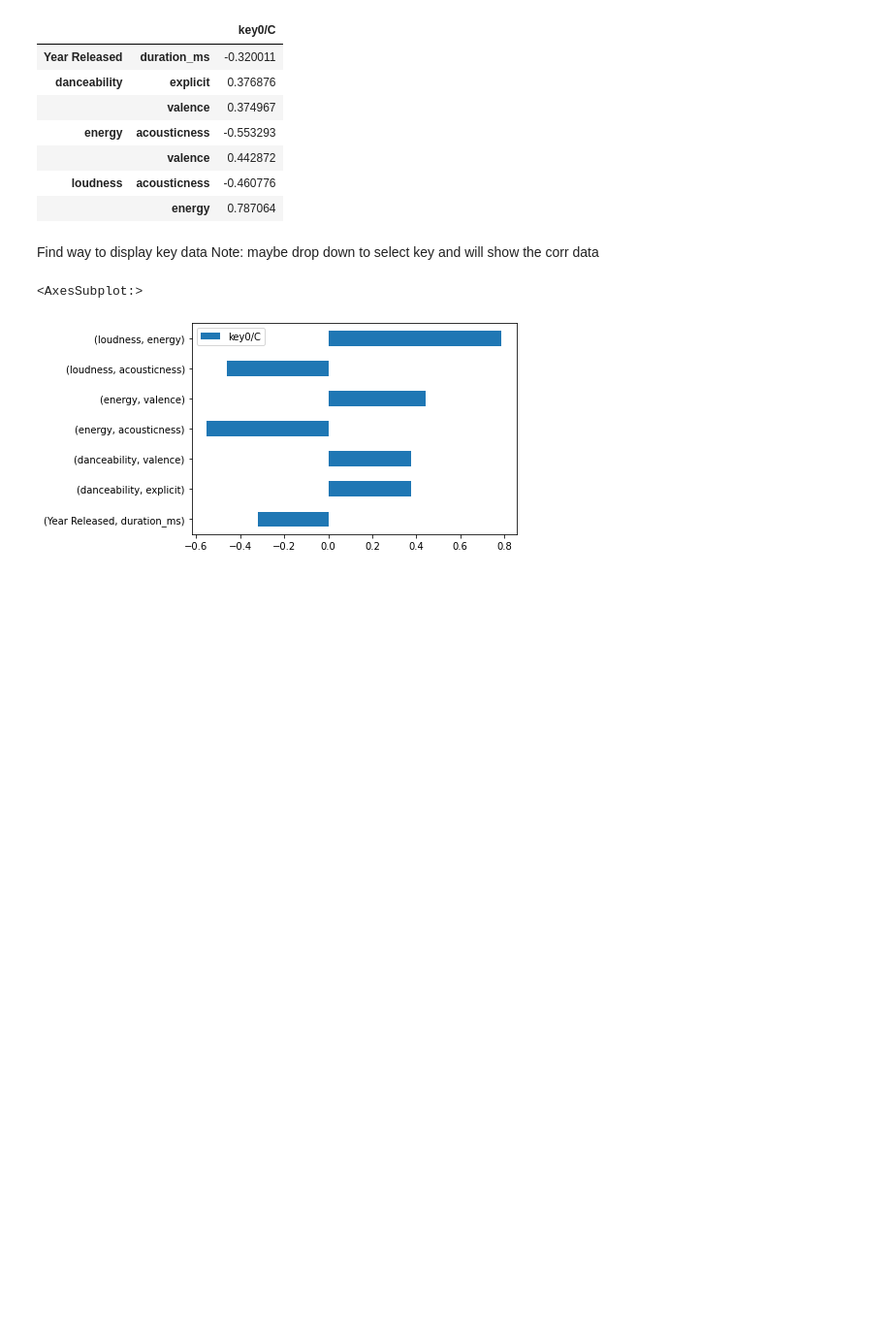
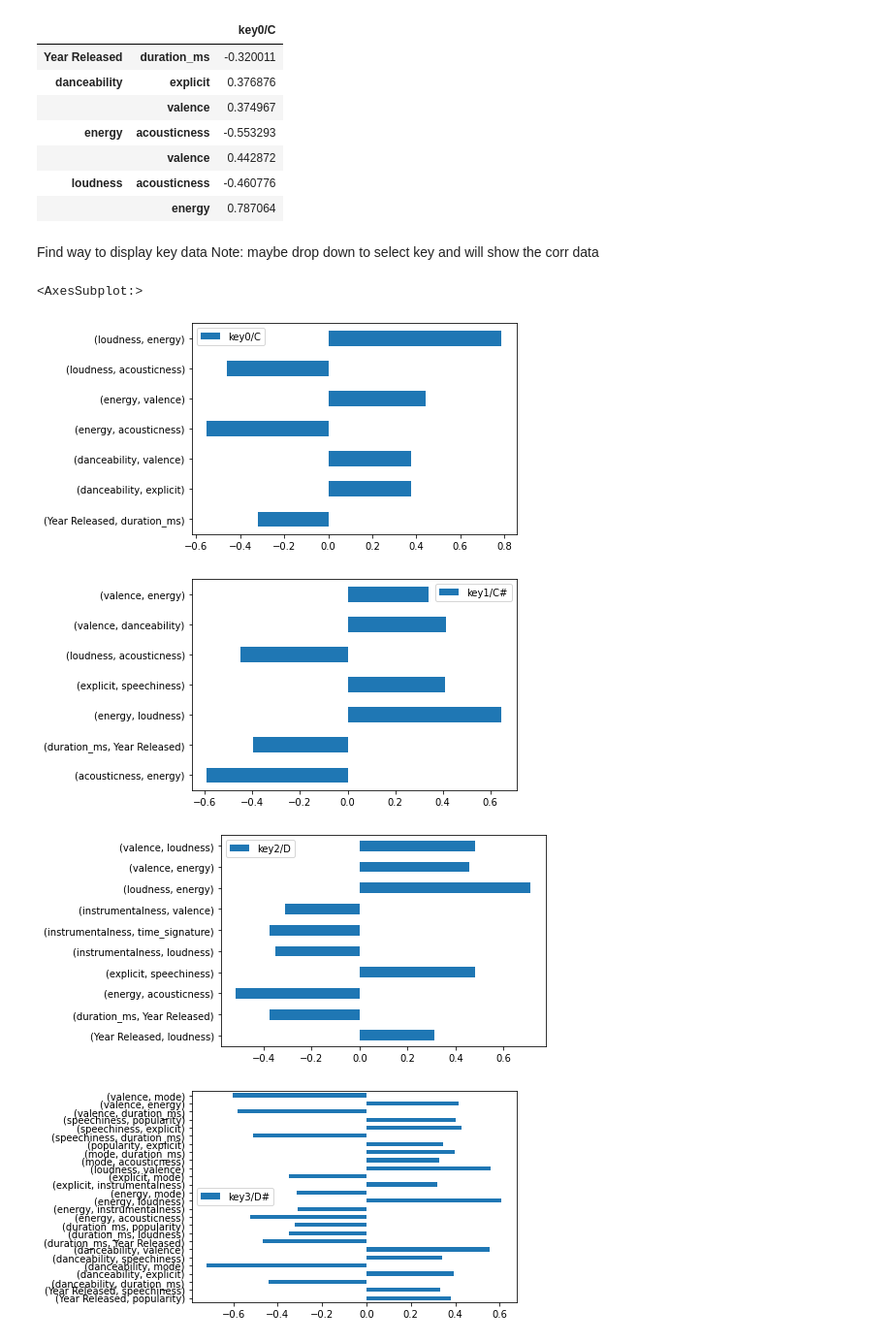
Before and after one commit to DavisAsano/Asano_MusicDataExploration, a Jupyter notebook: Untitled-2.ipynb, the cells around one changed output. Shown at 97% size. Drawn from its saved outputs; the diff is of its cells as text; code cells hidden in the pictures; blank space fills up the shorter version.

Commit message:
plotted all key graphs

```diff
--- a/Untitled-2.ipynb
+++ b/Untitled-2.ipynb
@@ -675,8 +675,22 @@ dfk0
 # %% [markdown]
 Find way to display key data
 Note: maybe drop down to select key and will show the corr data
-# %%
-dfk0.plot.barh()
-# %% [output]
-<AxesSubplot:>
-[figure, removed]
+# %%
+dfk0.plot.barh()
+dfk1.plot.barh()
+dfk2.plot.barh()
+dfk3.plot.barh()
+dfk4.plot.barh()
+dfk5.plot.barh()
+dfk6.plot.barh()
+dfk7.plot.barh()
+dfk8.plot.barh()
+dfk9.plot.barh()
+dfk10.plot.barh()
+dfk11.plot.barh()
+# %% [output]
+<AxesSubplot:>
+[figure, added]
+[figure, added]
+[figure, added]
+[figure, added]
```
Also changed, not shown: parts of 1 cell of this notebook.
